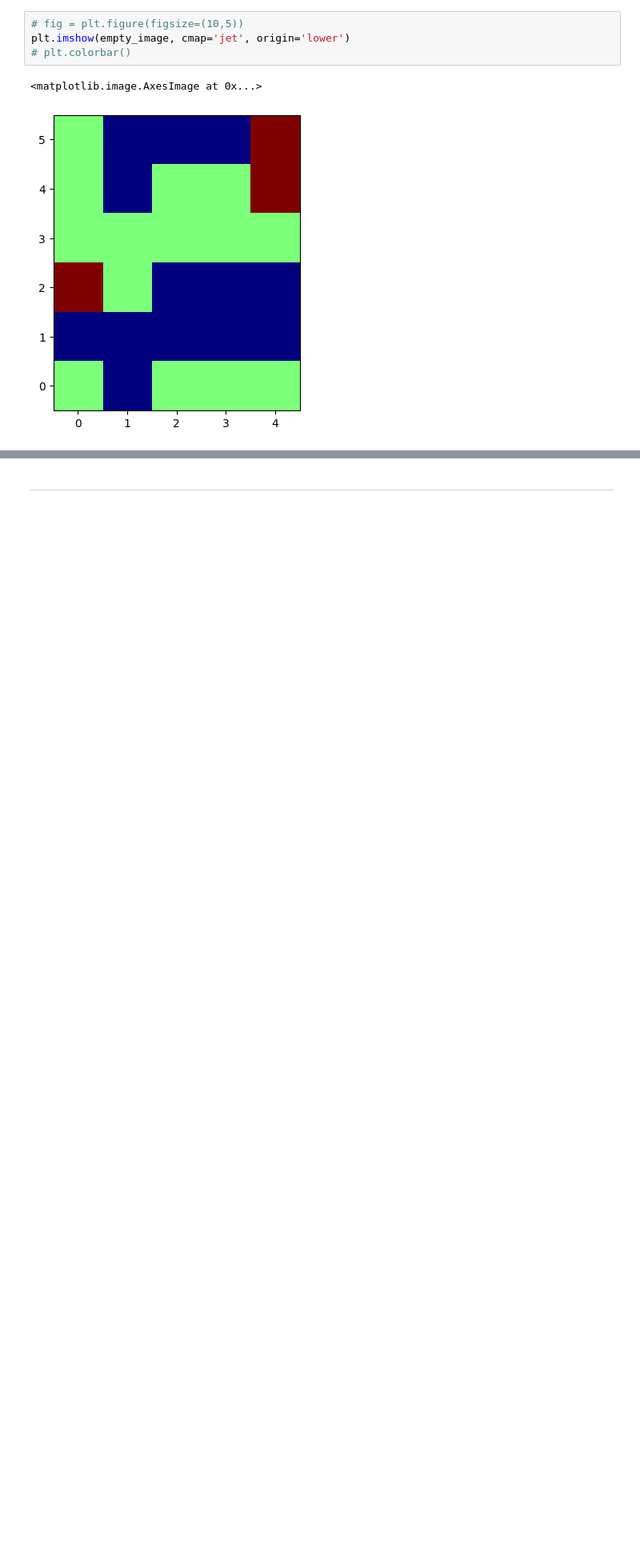
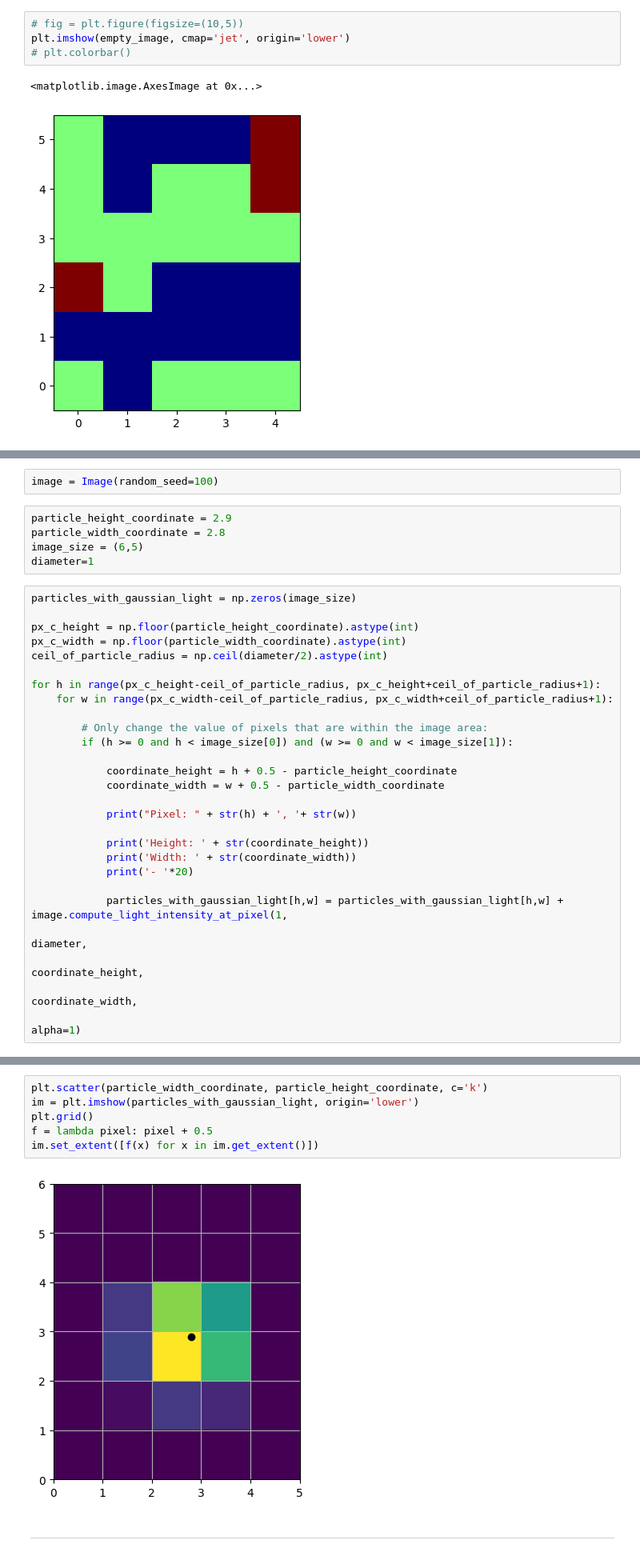
Before and after one commit to kamilazdybal/pykitPIV, a Jupyter notebook: jupyter-notebooks/particle-generation-test.ipynb, the cells around one changed output, grey strips where cells are left out. Shown: that part at 80% size. Saved outputs shown, nothing was run; the diff lists cells and outputs as text; blank space fills up the shorter version.

```diff
--- a/jupyter-notebooks/particle-generation-test.ipynb
+++ b/jupyter-notebooks/particle-generation-test.ipynb
@@ -65,0 +68,34 @@ plt.imshow(empty_image, cmap='jet', origin='lower')
+# %%
+image = Image(random_seed=100)
+# %%
+particle_height_coordinate = 2.9
+particle_width_coordinate = 2.8
+image_size = (6,5)
+diameter=1
+# %%
+particles_with_gaussian_light = np.zeros(image_size)
+
+px_c_height = np.floor(particle_height_coordinate).astype(int)
+px_c_width = np.floor(particle_width_coordinate).astype(int)
+ceil_of_particle_radius = np.ceil(diameter/2).astype(int)
+
+for h in range(px_c_height-ceil_of_particle_radius, px_c_height+ceil_of_particle_radius+1):
+    for w in range(px_c_width-ceil_of_particle_radius, px_c_width+ceil_of_particle_radius+1):
+
+        # Only change the value of pixels that are within the image area:
+        if (h >= 0 and h < image_size[0]) and (w >= 0 and w < image_size[1]):
+
+            coordinate_height = h + 0.5 - particle_height_coordinate
+            coordinate_width = w + 0.5 - particle_width_coordinate
+
+            print("Pixel: " + str(h) + ', '+ str(w))
+
+            print('Height: ' + str(coordinate_height))
+            print('Width: ' + str(coordinate_width))
+            print('- '*20)
+
+            particles_with_gaussian_light[h,w] = particles_with_gaussian_light[h,w] + image.compute_light_intensity_at_pixel(1,
+                                                                                                                            diameter,
+                                                                                                                            coordinate_height,
+                                                                                                                            coordinate_width,
+                                                                                                                            alpha=1)
@@ -66,2 +124,10 @@ plt.imshow(empty_image, cmap='jet', origin='lower')
+# %%
+plt.scatter(particle_width_coordinate, particle_height_coordinate, c='k')
+im = plt.imshow(particles_with_gaussian_light, origin='lower')
+plt.grid()
+f = lambda pixel: pixel + 0.5
+im.set_extent([f(x) for x in im.get_extent()])
+# %% [output]
+[figure, added]
 # %% [markdown]
 ***
```
Also changed, not shown: parts of 3 cells of this notebook, 2 other files.
